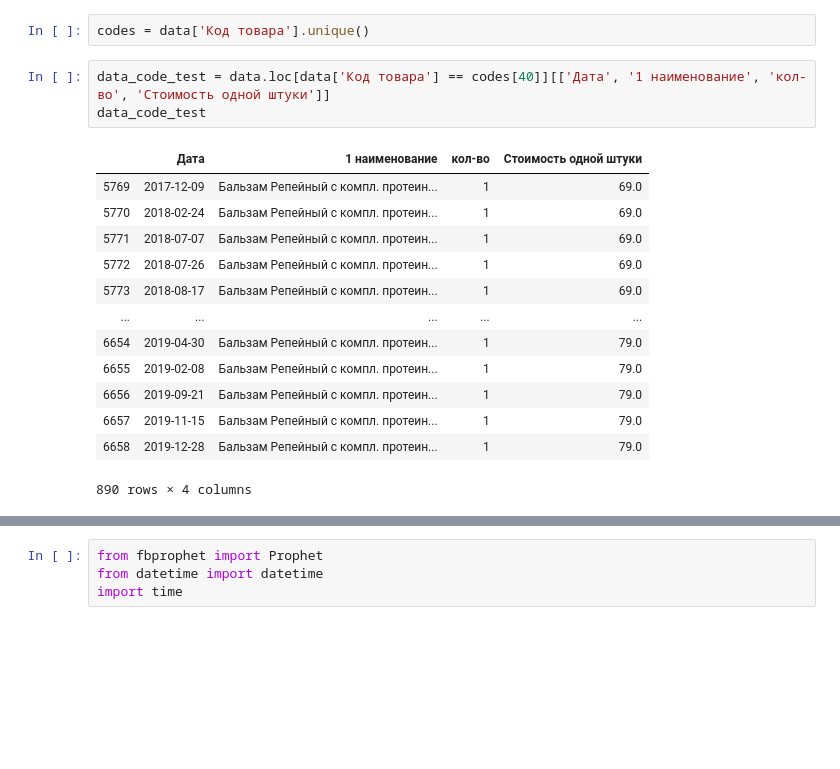
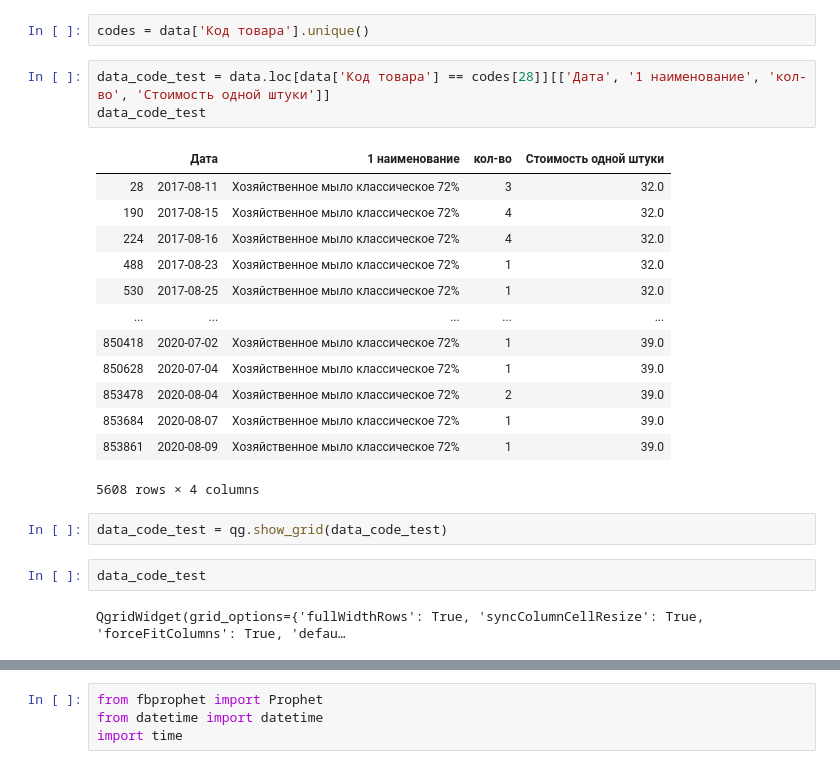
Before and after one commit to HassiumXY/Forecast, a Jupyter notebook: Prophet.ipynb, the cells around one changed output, grey strips where cells are left out. Cells and saved outputs as stored; diff of their text form; blank space fills up the shorter version.

```diff
--- a/Prophet.ipynb
+++ b/Prophet.ipynb
@@ -24,19 +25,25 @@ print('Объем данных: ', data.shape)
 # %%
 codes = data['Код товара'].unique()
 # %%
-data_code_test = data.loc[data['Код товара'] == codes[40]][['Дата', '1 наименование', 'кол-во', 'Стоимость одной штуки']]
+data_code_test = data.loc[data['Код товара'] == codes[28]][['Дата', '1 наименование', 'кол-во', 'Стоимость одной штуки']]
 data_code_test
 # %% [output]
 |  | Дата | 1 наименование | кол-во | Стоимость одной штуки |
-| 5769 | 2017-12-09 | Бальзам Репейный с компл. протеин... | 1 | 69.0 |
-| 5770 | 2018-02-24 | Бальзам Репейный с компл. протеин... | 1 | 69.0 |
-| 5771 | 2018-07-07 | Бальзам Репейный с компл. протеин... | 1 | 69.0 |
-| 5772 | 2018-07-26 | Бальзам Репейный с компл. протеин... | 1 | 69.0 |
-| 5773 | 2018-08-17 | Бальзам Репейный с компл. протеин... | 1 | 69.0 |
+| 28 | 2017-08-11 | Хозяйственное мыло классическое 72% | 3 | 32.0 |
+| 190 | 2017-08-15 | Хозяйственное мыло классическое 72% | 4 | 32.0 |
+| 224 | 2017-08-16 | Хозяйственное мыло классическое 72% | 4 | 32.0 |
+| 488 | 2017-08-23 | Хозяйственное мыло классическое 72% | 1 | 32.0 |
+| 530 | 2017-08-25 | Хозяйственное мыло классическое 72% | 1 | 32.0 |
 | ... | ... | ... | ... | ... |
-| 6654 | 2019-04-30 | Бальзам Репейный с компл. протеин... | 1 | 79.0 |
-| 6655 | 2019-02-08 | Бальзам Репейный с компл. протеин... | 1 | 79.0 |
-| 6656 | 2019-09-21 | Бальзам Репейный с компл. протеин... | 1 | 79.0 |
-| 6657 | 2019-11-15 | Бальзам Репейный с компл. протеин... | 1 | 79.0 |
-| 6658 | 2019-12-28 | Бальзам Репейный с компл. протеин... | 1 | 79.0 |
+| 850418 | 2020-07-02 | Хозяйственное мыло классическое 72% | 1 | 39.0 |
+| 850628 | 2020-07-04 | Хозяйственное мыло классическое 72% | 1 | 39.0 |
+| 853478 | 2020-08-04 | Хозяйственное мыло классическое 72% | 2 | 39.0 |
+| 853684 | 2020-08-07 | Хозяйственное мыло классическое 72% | 1 | 39.0 |
+| 853861 | 2020-08-09 | Хозяйственное мыло классическое 72% | 1 | 39.0 |
-890 rows × 4 columns
+5608 rows × 4 columns
+# %%
+data_code_test = qg.show_grid(data_code_test)
+# %%
+data_code_test
+# %% [output]
+QgridWidget(grid_options={'fullWidthRows': True, 'syncColumnCellResize': True, 'forceFitColumns': True, 'defau…
```
Also changed, not shown: parts of 23 cells of this notebook.
